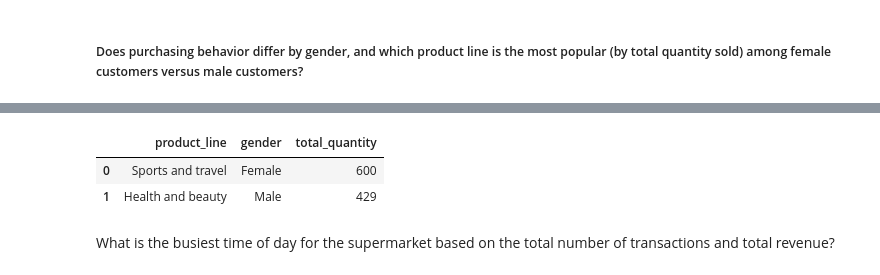
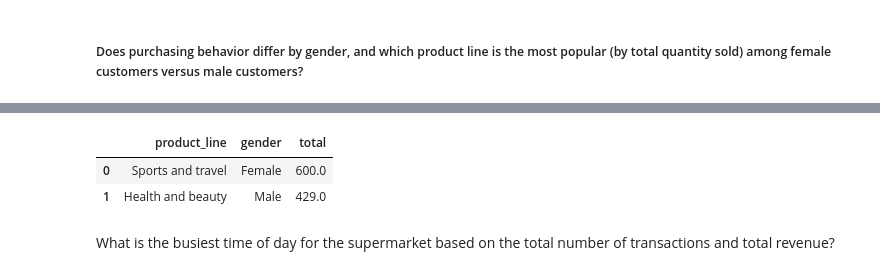
Before and after one commit to Kunal-singh-99/SuperMarket-Analysis, a Jupyter notebook: Analysis.ipynb, the cells around one changed output, grey strips where cells are left out. Cells and saved outputs as stored; diff of their text form; code cells hidden in the pictures.

```diff
--- a/Analysis.ipynb
+++ b/Analysis.ipynb
@@ -290,6 +394,12 @@ df.to_sql('sales', conn, if_exists='replace', index=False)
 # %%
-# Write the SQL query
-query = """ SELECT * FROM sales """
+user = 'root'
+password = 'Kunal'
+host = 'localhost'
+database = 'supermarket_db'
 
-pd.read_sql_query(query, conn)
+connection_string = f"mysql+pymysql://{user}:{password}@{host}/{database}"
+engine = create_engine(connection_string)
+
+
+df.to_sql('sales', con=engine, if_exists='replace', index=False)
 # %% [output]
@@ -330,21 +466,23 @@ pd.read_sql_query(query_1,conn)
 # %%
-query_2 = """
-    select product_line,gender,max(total) as total_quantity
-    from (
-        select
-            product_line,gender,
-            sum(quantity) as total
-        from sales
-        group by gender,product_line
-    ) t
-    group by gender
-"""
+query_2 = '''
+    WITH CTE AS (
+	select product_line,gender,
+	sum(quantity) as total,
+    row_number() over( partition by gender order by sum(quantity) DESC ) as rnk
+	from sales
+    group by gender,product_line
+)
 
-pd.read_sql_query(query_2,conn)
+select product_line,gender,total
+from cte
+where rnk = 1;
+'''
+
+pd.read_sql(query_2 , con=engine)
 # %% [output]
-|  | product_line | gender | total_quantity |
-| 0 | Sports and travel | Female | 600 |
-| 1 | Health and beauty | Male | 429 |
+|  | product_line | gender | total |
+| 0 | Sports and travel | Female | 600.0 |
+| 1 | Health and beauty | Male | 429.0 |
 # %% [markdown]
 What is the busiest time of day for the supermarket based on the total number of transactions and total revenue?
 # %%
```
Also changed, not shown: parts of 30 cells of this notebook.
